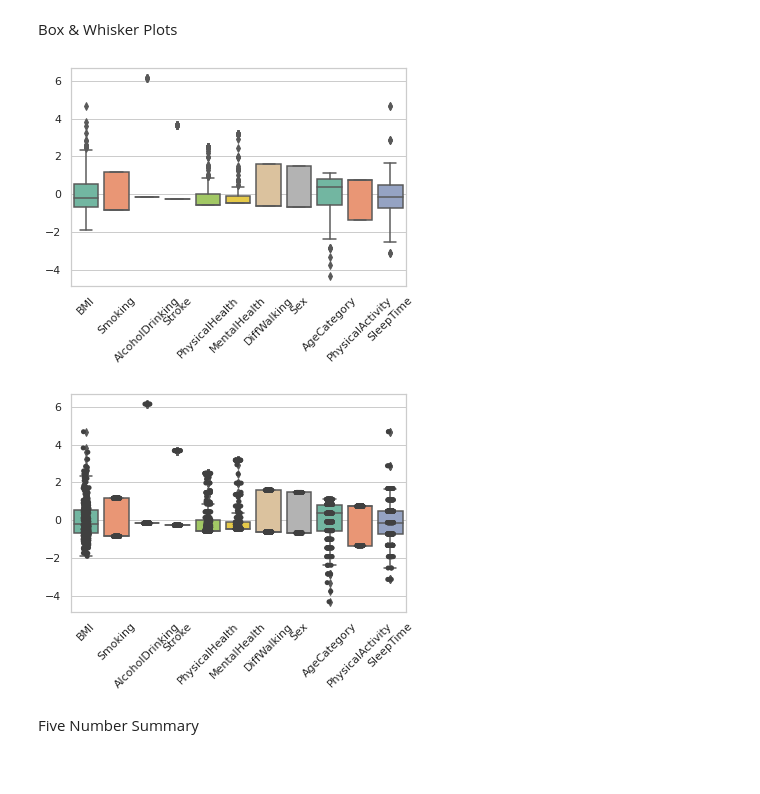
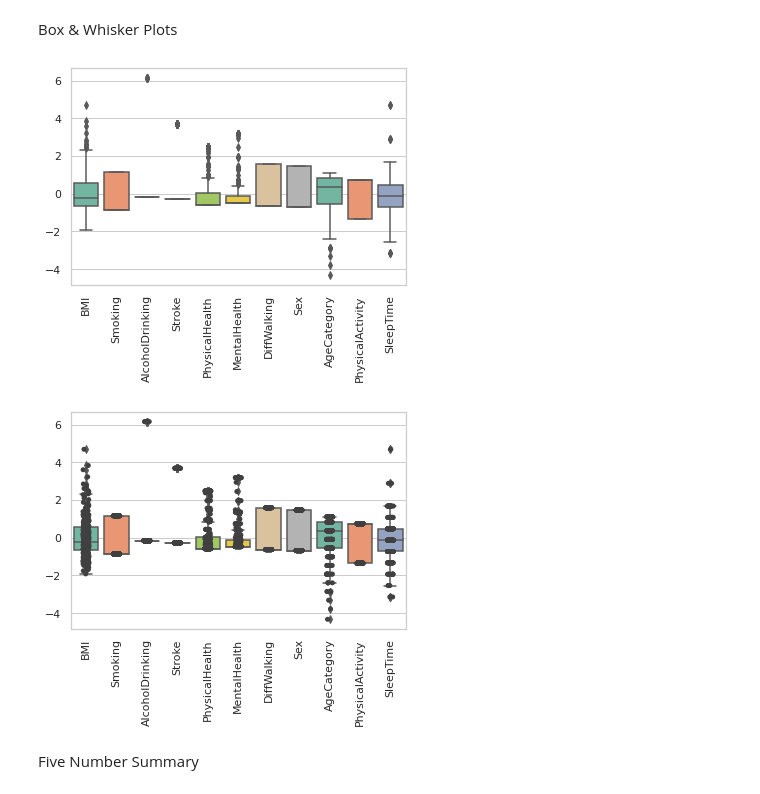
Before and after one commit to jpmaldonadoc/Project-6220, a Jupyter notebook: 6220_Project.ipynb, the cells around one changed output. Saved outputs shown, nothing was run; the diff lists cells and outputs as text; code cells hidden in the pictures.

```diff
--- a/6220_Project.ipynb
+++ b/6220_Project.ipynb
@@ -198,18 +198,18 @@ Box & Whisker Plots
 # %%
 ax = plt.figure()
 ax = sns.boxplot(data=df, orient="v", palette="Set2")
-ax.set_xticklabels(ax.get_xticklabels(),rotation=45);
+ax.set_xticklabels(ax.get_xticklabels(),rotation=90);
 # %% [output]
-[figure, old version]
+[figure, new version]
 # %%
 # Use swarmplot() or stripplot to show the datapoints on top of the boxes:
 #plt. figure()
 ax = plt.figure()
 ax = sns.boxplot(data=df, orient="v", palette="Set2")
 ax = sns.stripplot(data=df, color=".25")
-ax.set_xticklabels(ax.get_xticklabels(),rotation=45);
+ax.set_xticklabels(ax.get_xticklabels(),rotation=90);
 # %% [output]
-[figure, old version]
+[figure, new version]
 # %% [markdown]
 Five Number Summary
 # %%
```
Also changed, not shown: parts of 10 cells of this notebook.
